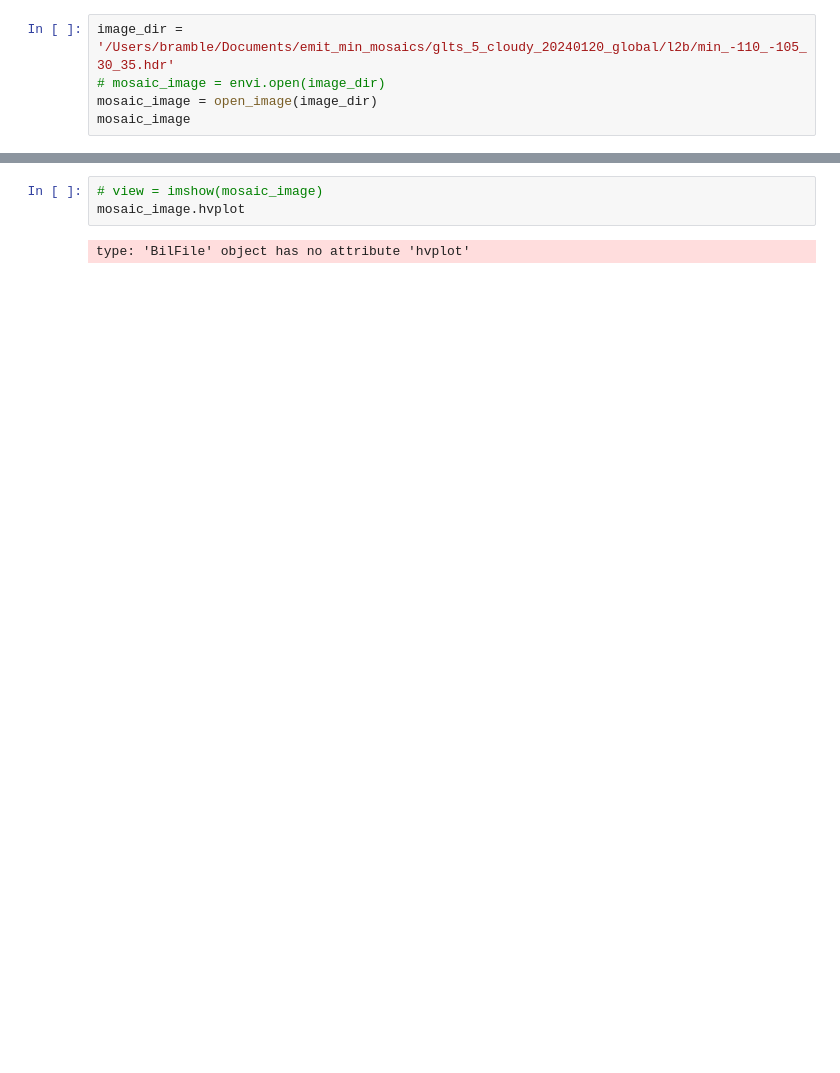
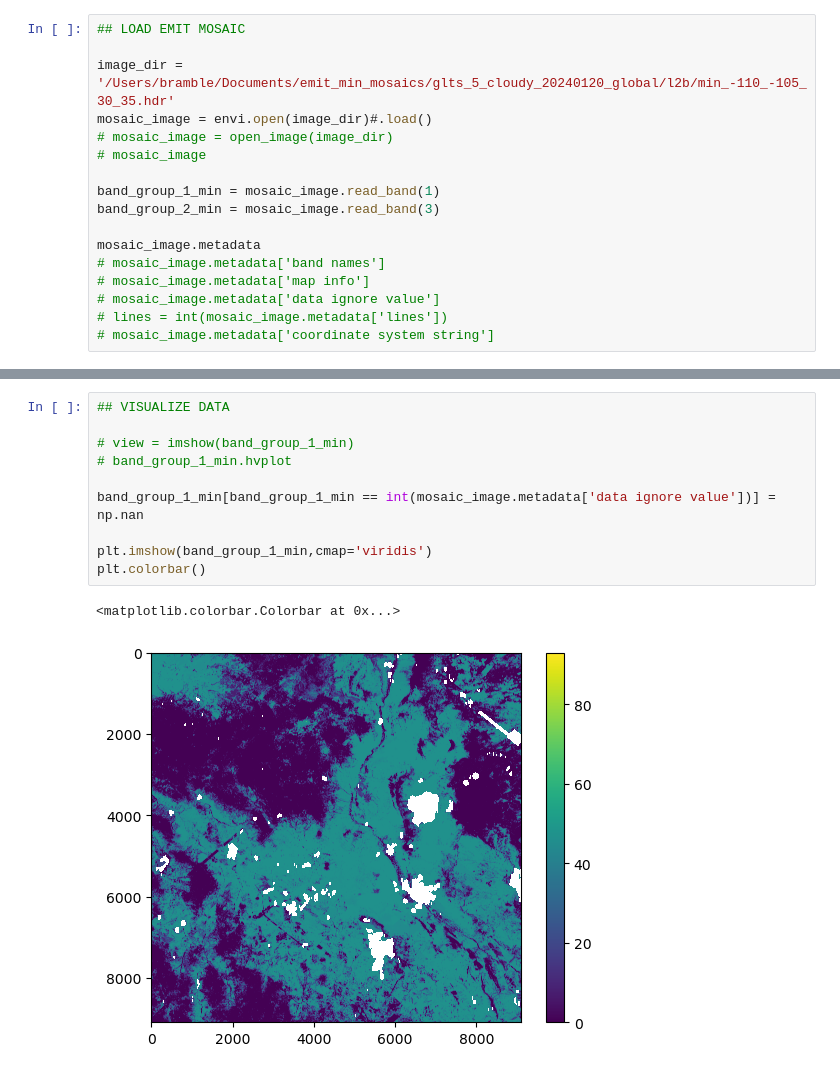
Before and after one commit to mikebramble/emit-spectral-unmixing, a Jupyter notebook: script_testing_envi.ipynb, the cells around one changed output, grey strips where cells are left out. Drawn from its saved outputs; the diff is of its cells as text; blank space fills up the shorter version.

```diff
--- a/script_testing_envi.ipynb
+++ b/script_testing_envi.ipynb
@@ -19,8 +24,20 @@ import sys
 [interactive output not drawn]
 [interactive output not drawn]
 # %%
+## LOAD EMIT MOSAIC
+
 image_dir = '/Users/bramble/Documents/emit_min_mosaics/glts_5_cloudy_20240120_global/l2b/min_-110_-105_30_35.hdr'
-# mosaic_image = envi.open(image_dir)
-mosaic_image = open_image(image_dir)
-mosaic_image
+mosaic_image = envi.open(image_dir)#.load()
+# mosaic_image = open_image(image_dir)
+# mosaic_image
+
+band_group_1_min = mosaic_image.read_band(1)
+band_group_2_min = mosaic_image.read_band(3)
+
+mosaic_image.metadata
+# mosaic_image.metadata['band names']
+# mosaic_image.metadata['map info']
+# mosaic_image.metadata['data ignore value']
+# lines = int(mosaic_image.metadata['lines'])
+# mosaic_image.metadata['coordinate system string']
 # %% [output]
@@ -34,5 +61,13 @@ mosaic_image
-# %%
-# view = imshow(mosaic_image)
-mosaic_image.hvplot
-# %% [output]
-type: 'BilFile' object has no attribute 'hvplot'
+# %%
+## VISUALIZE DATA
+
+# view = imshow(band_group_1_min)
+# band_group_1_min.hvplot
+
+band_group_1_min[band_group_1_min == int(mosaic_image.metadata['data ignore value'])] = np.nan
+
+plt.imshow(band_group_1_min,cmap='viridis')
+plt.colorbar()
+# %% [output]
+<matplotlib.colorbar.Colorbar at 0x...>
+[figure, added]
```
Also changed, not shown: parts of 3 cells of this notebook.
